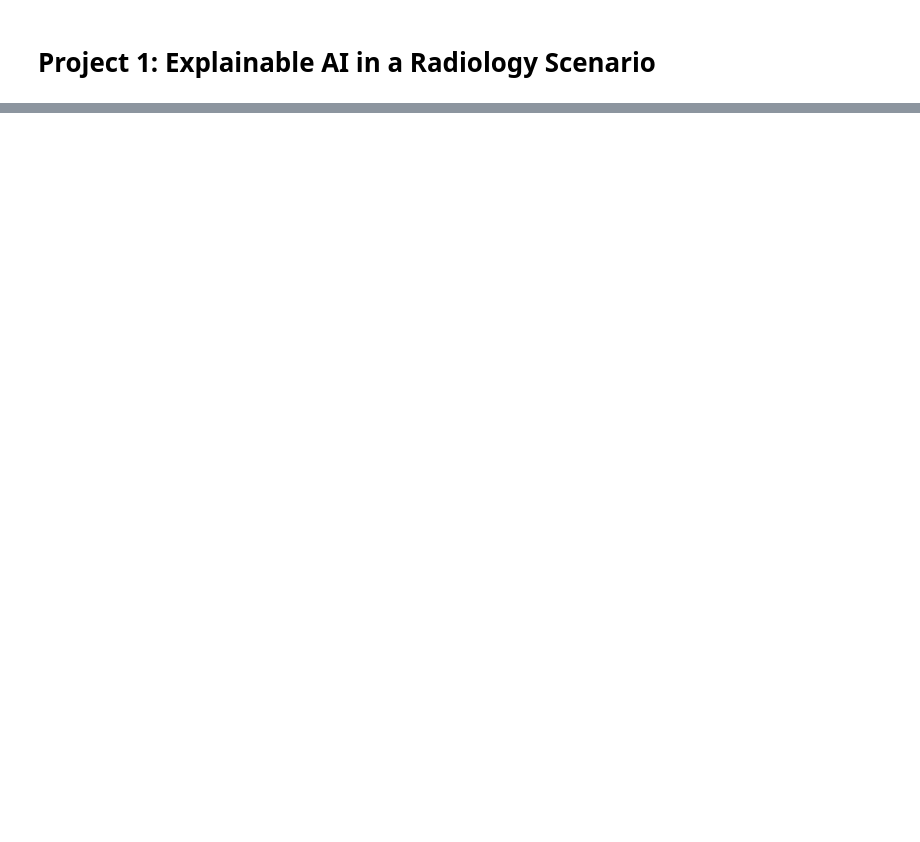
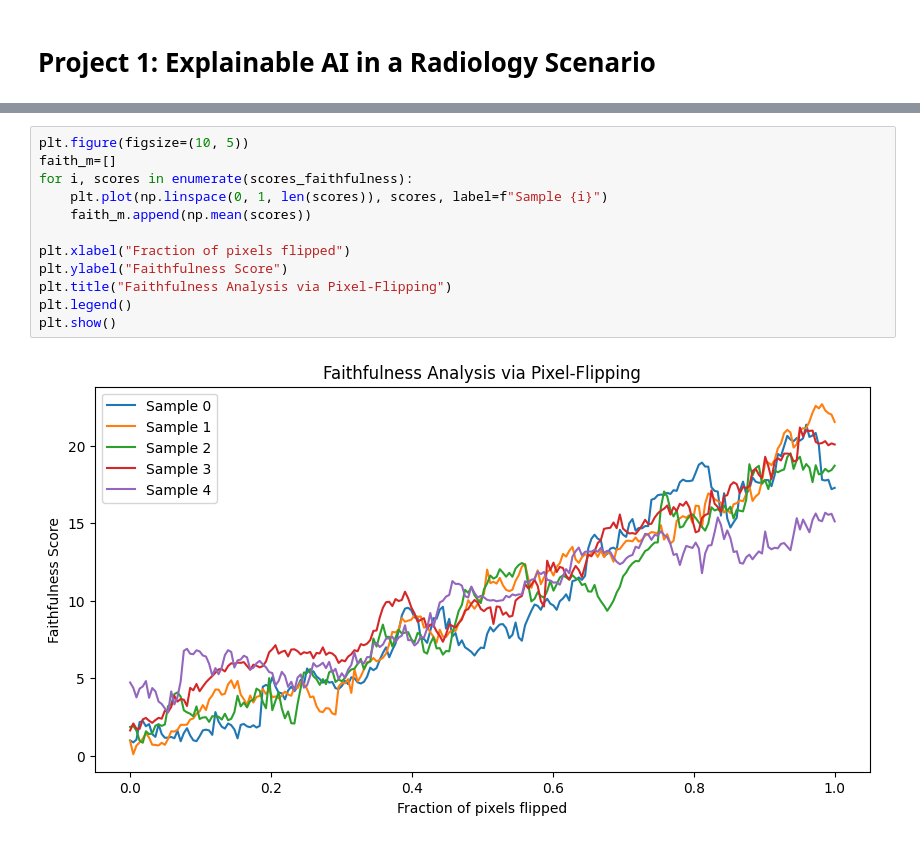
Before and after one commit to sof1a03/Explainable_AI, a Jupyter notebook: Project_1/XAI_cleaning.ipynb, the cells around one changed output, grey strips where cells are left out. Drawn from its saved outputs; the diff is of its cells as text; blank space fills up the shorter version.

```diff
--- a/Project_1/XAI_cleaning.ipynb
+++ b/Project_1/XAI_cleaning.ipynb
@@ -100,0 +883,14 @@ DenseNet model
+# %%
+plt.figure(figsize=(10, 5))
+faith_m=[]
+for i, scores in enumerate(scores_faithfulness):
+    plt.plot(np.linspace(0, 1, len(scores)), scores, label=f"Sample {i}")
+    faith_m.append(np.mean(scores))
+
+plt.xlabel("Fraction of pixels flipped")
+plt.ylabel("Faithfulness Score")
+plt.title("Faithfulness Analysis via Pixel-Flipping")
+plt.legend()
+plt.show()
+# %% [output]
+[figure, added]
```
Also changed, not shown: parts of 78 cells of this notebook, 3 other files.
